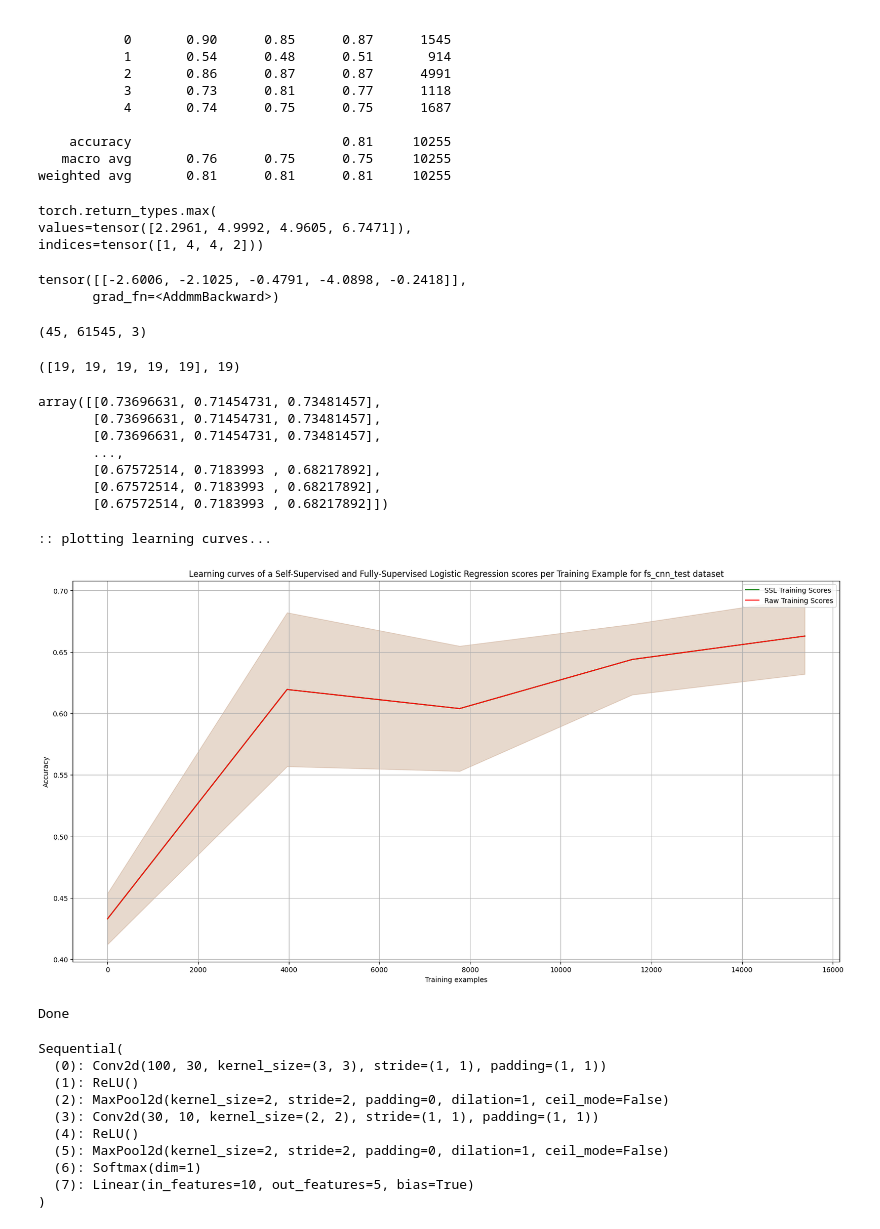
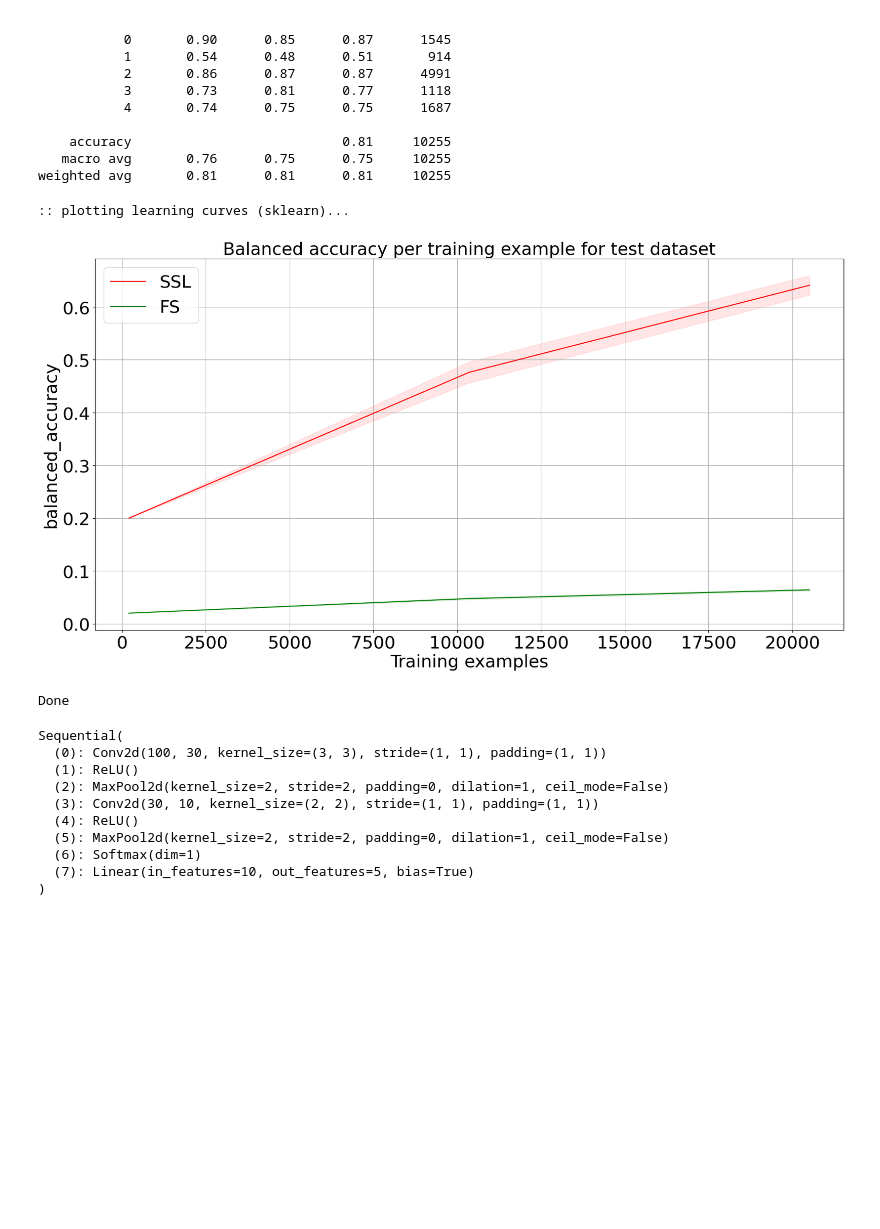
Before and after one commit to etiennegalea/ssl_generic_eeg, a Jupyter notebook: ssl_rl_baselines.ipynb, the cells around one changed output. Saved outputs shown, nothing was run; the diff lists cells and outputs as text; code cells hidden in the pictures; blank space fills up the shorter version.

```diff
--- a/ssl_rl_baselines.ipynb
+++ b/ssl_rl_baselines.ipynb
@@ -416,13 +415,0 @@ np.unique(labels)
-# %%
-space = np.linspace(0.01,1,5)
-
-# 5-fold cross-validation
-kfold = KFold(n_splits=2, shuffle=True, random_state=42)
-
-for fold, (train_ids, test_ids) in enumerate(kfold.split(dataset)):
-    train_space = np.round(space * len(train_ids))
-    # print(train_space)
-
-    for i, training_set in enumerate(train_space):
-        _set = train_ids[:int(training_set)]
-        # print(f'#{i} {_set} | {len(_set)}')
@@ -514,3 +416,3 @@ KeyboardInterrupt:
 # %%
-# results = np.array(results).T
-train_space.shape
+
+fs_results = np.array(fs_results).T
@@ -540,47 +437,16 @@ tensor([[     1315.,       109.,        41.,         3.,        77.],
     accuracy                           0.81     10255
    macro avg       0.76      0.75      0.75     10255
 weighted avg       0.81      0.81      0.81     10255
-# %%
-outputs = fs_model(inputs)
-torch.max(outputs.data, 1)
-# %% [output]
-torch.return_types.max(
-values=tensor([2.2961, 4.9992, 4.9605, 6.7471]),
-indices=tensor([1, 4, 4, 2]))
-# %%
-example = next(iter(loader['test']))
-inputs, labels = example
-outputs = fs_model(inputs)
-outputs
-# %% [output]
-tensor([[-2.6006, -2.1025, -0.4791, -4.0898, -0.2418]],
-       grad_fn=<AddmmBackward>)
-# %%
-np.array(fold_bal_acc).shape
-# %% [output]
-(45, 61545, 3)
-# %%
-[len(x) for x in results], len(train_sizes)
-# %% [output]
-([19, 19, 19, 19, 19], 19)
-# %%
-results[0]
-# %% [output]
-array([[0.73696631, 0.71454731, 0.73481457],
-       [0.73696631, 0.71454731, 0.73481457],
-       [0.73696631, 0.71454731, 0.73481457],
-       ...,
-       [0.67572514, 0.7183993 , 0.68217892],
-       [0.67572514, 0.7183993 , 0.68217892],
-       [0.67572514, 0.7183993 , 0.68217892]])
 # %%
+import sys
+# del sys.modules['plot']
 from plot import Plot
 p = Plot('test', 'test_string', save=False, show=True)
 
-p.plot_learning_curves(train_space[1:], train_space[1:], results, results, 'fs_cnn_test')
+p.plot_learning_curves_sklearn(train_space, fs_results, fs_results*0.1, dataset_name='test')
 # %% [output]
-:: plotting learning curves...
+:: plotting learning curves (sklearn)...
-[figure, old version]
+[figure, new version]
 Done
 # %%
 # Train pretrained features
```
Also changed, not shown: parts of 9 cells of this notebook, 2 other files.
